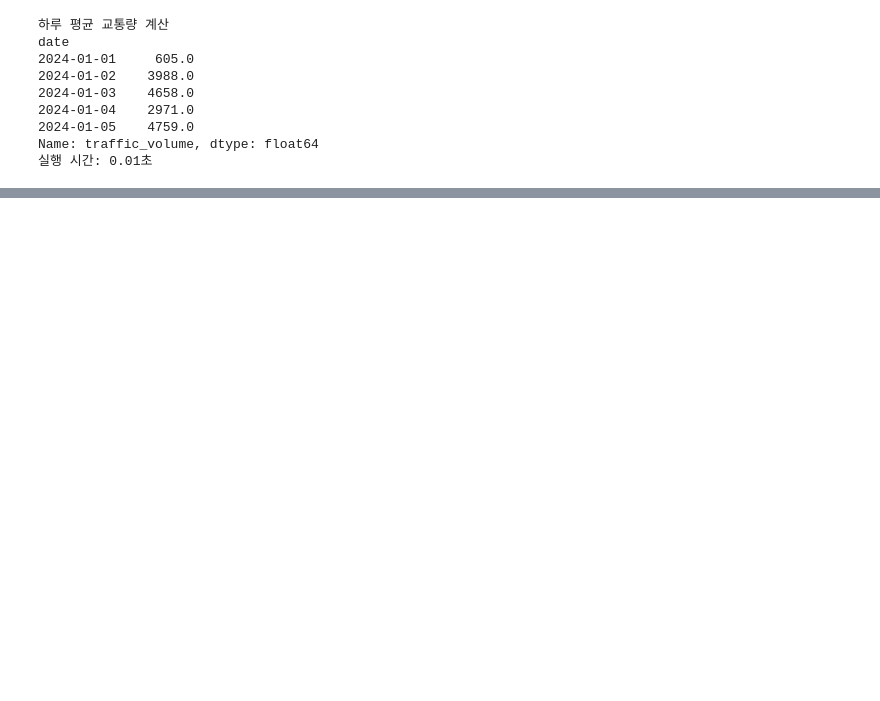
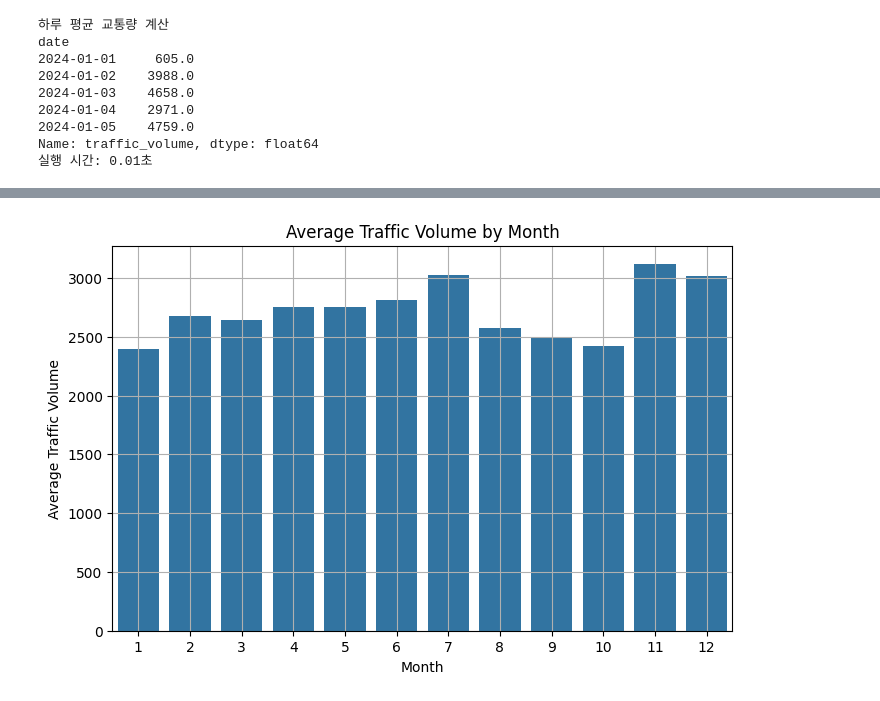
Before and after one commit to boreumlee/traffic, a Jupyter notebook: 교통데이터분석.ipynb, the cells around one changed output, grey strips where cells are left out. Cells and saved outputs as stored; diff of their text form; code cells hidden in the pictures; blank space fills up the shorter version.

```diff
--- a/교통데이터분석.ipynb
+++ b/교통데이터분석.ipynb
@@ -109,0 +139,5 @@ plt.show()
+# %%
+# 월별
+
+df['month'] = df.index.month  # 월 정보 추가
+print(df.head())
@@ -109,0 +152,5 @@ plt.show()
+# %%
+# 월별 평균 교통량 계산
+monthly_avg = df.groupby('month')['traffic_volume'].mean()
+
+print(monthly_avg)
@@ -109,0 +172,12 @@ plt.show()
+# %%
+plt.figure(figsize=(8,5))
+sns.barplot(x=monthly_avg.index, y=monthly_avg.values)
+
+plt.xlabel('Month')
+plt.ylabel('Average Traffic Volume')
+plt.title('Average Traffic Volume by Month')
+plt.grid()
+
+plt.show()
+# %% [output]
+[figure, added]
```
Also changed, not shown: parts of 16 cells of this notebook.
